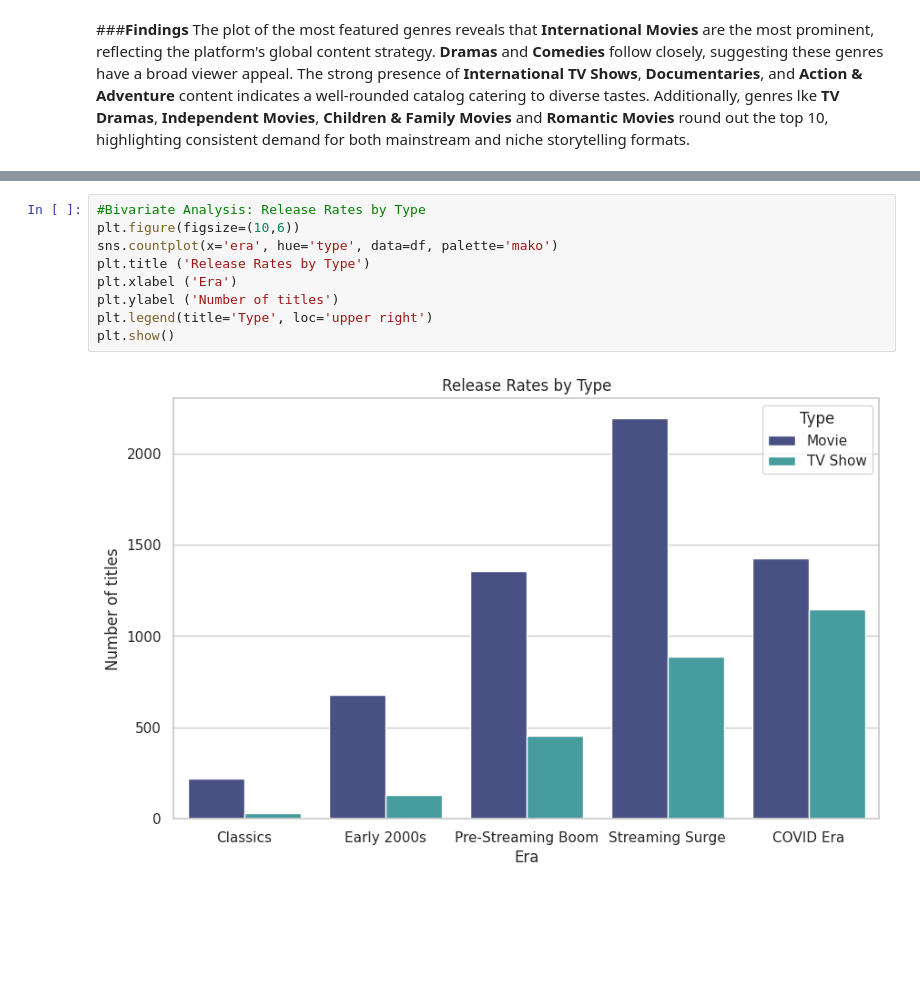
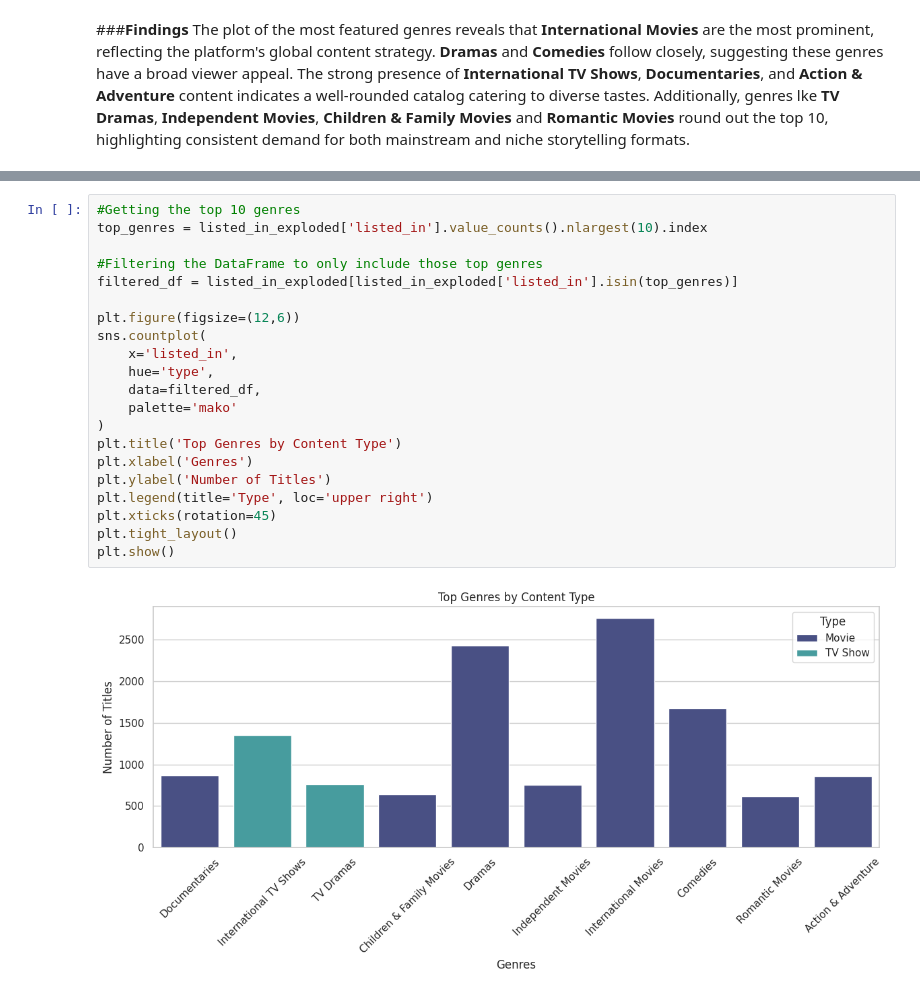
Before and after one commit to StacyChebet/Netflix-EDA, a Jupyter notebook: Netflix_Exploratory_Data_Analysis.ipynb, the cells around one changed output, grey strips where cells are left out. Saved outputs shown, nothing was run; the diff lists cells and outputs as text; blank space fills up the shorter version.

```diff
--- a/Netflix_Exploratory_Data_Analysis.ipynb
+++ b/Netflix_Exploratory_Data_Analysis.ipynb
@@ -768,11 +766,23 @@ Which countries produce more TV Shows vs. movies?
 # %%
-#Bivariate Analysis: Release Rates by Type
-plt.figure(figsize=(10,6))
-sns.countplot(x='era', hue='type', data=df, palette='mako')
-plt.title ('Release Rates by Type')
-plt.xlabel ('Era')
-plt.ylabel ('Number of titles')
+#Getting the top 10 genres
+top_genres = listed_in_exploded['listed_in'].value_counts().nlargest(10).index
+
+#Filtering the DataFrame to only include those top genres
+filtered_df = listed_in_exploded[listed_in_exploded['listed_in'].isin(top_genres)]
+
+plt.figure(figsize=(12,6))
+sns.countplot(
+    x='listed_in',
+    hue='type',
+    data=filtered_df,
+    palette='mako'
+)
+plt.title('Top Genres by Content Type')
+plt.xlabel('Genres')
+plt.ylabel('Number of Titles')
 plt.legend(title='Type', loc='upper right')
+plt.xticks(rotation=45)
+plt.tight_layout()
 plt.show()
 # %% [output]
-[figure, old version]
+[figure, new version]
```
Also changed, not shown: parts of 7 cells of this notebook.
